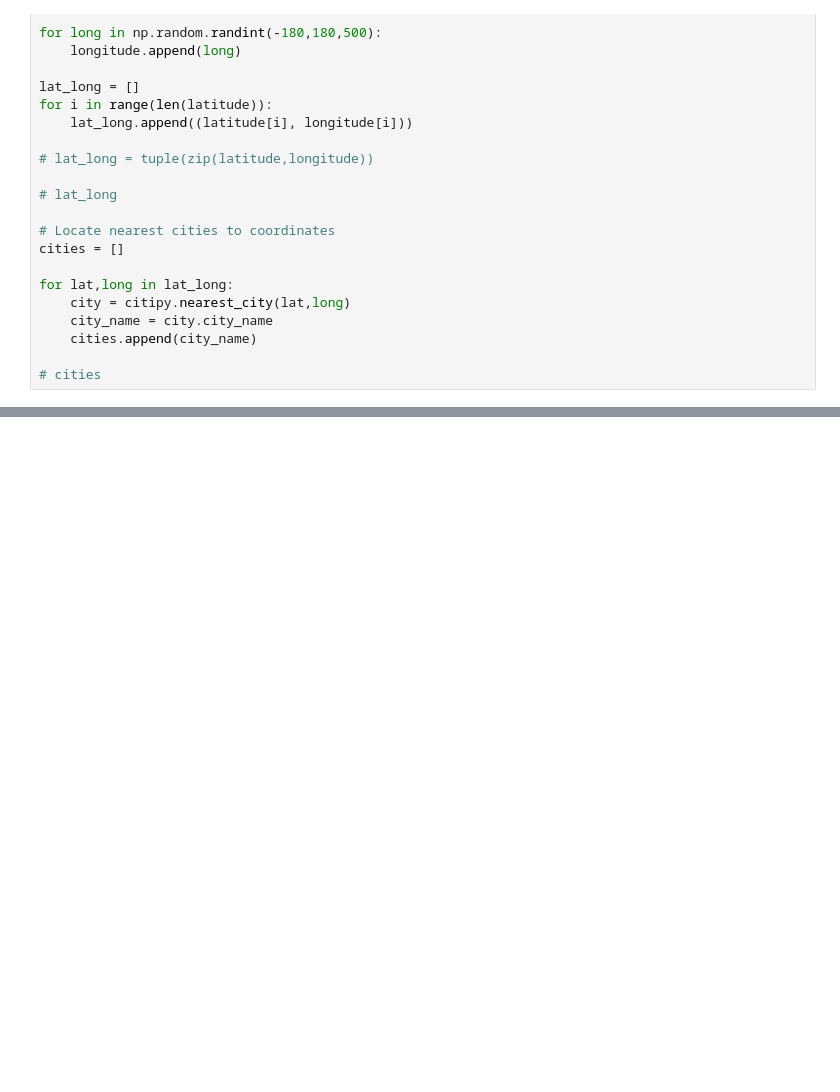
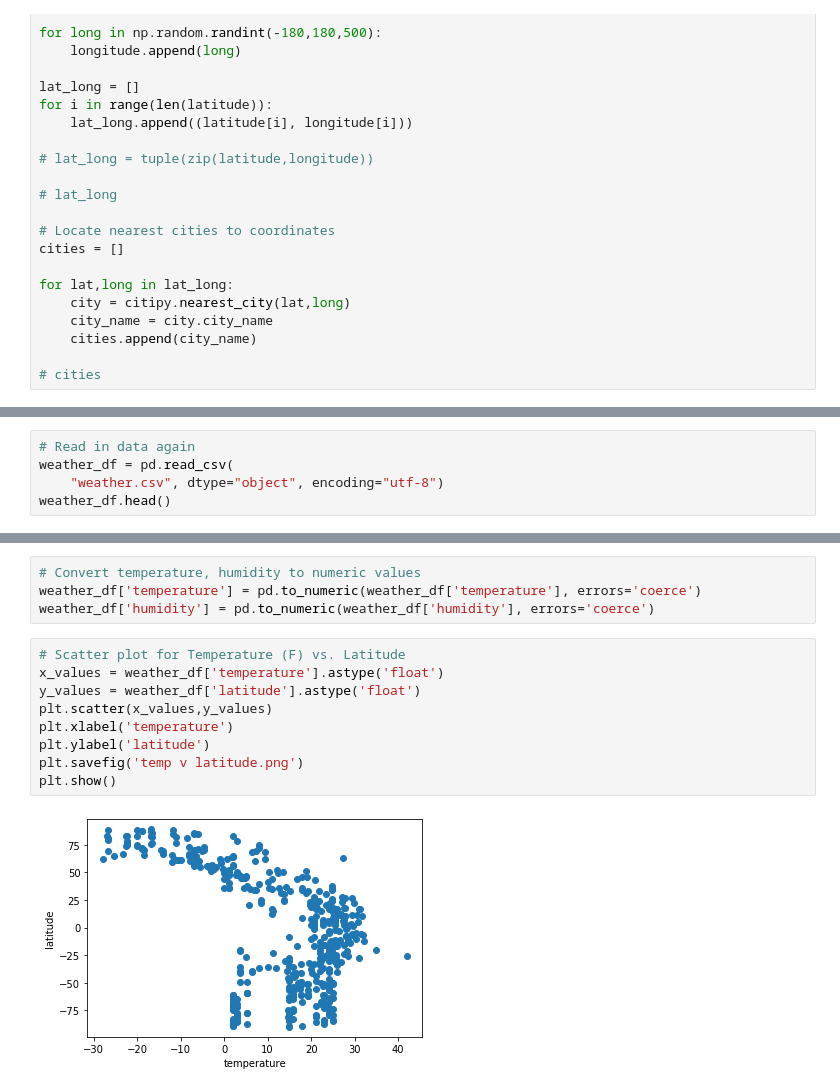
Before and after one commit to abbyabridged/python-api-challenge, a Jupyter notebook: WeatherPy/WeatherPy.ipynb, the cells around one changed output, grey strips where cells are left out. Cells and saved outputs as stored; diff of their text form; blank space fills up the shorter version.

Commit message:
Scatter plots and analysis

```diff
--- a/WeatherPy/WeatherPy.ipynb
+++ b/WeatherPy/WeatherPy.ipynb
@@ -266,0 +260,5 @@ weather_df.to_csv("weather.csv")
+# %%
+# Read in data again
+weather_df = pd.read_csv(
+    "weather.csv", dtype="object", encoding="utf-8")
+weather_df.head()
@@ -266,0 +272,15 @@ weather_df.to_csv("weather.csv")
+# %%
+# Convert temperature, humidity to numeric values
+weather_df['temperature'] = pd.to_numeric(weather_df['temperature'], errors='coerce')
+weather_df['humidity'] = pd.to_numeric(weather_df['humidity'], errors='coerce')
+# %%
+# Scatter plot for Temperature (F) vs. Latitude
+x_values = weather_df['temperature'].astype('float')
+y_values = weather_df['latitude'].astype('float')
+plt.scatter(x_values,y_values)
+plt.xlabel('temperature')
+plt.ylabel('latitude')
+plt.savefig('temp v latitude.png')
+plt.show()
+# %% [output]
+[figure, added]
```
Also changed, not shown: parts of 15 cells of this notebook, 5 other files.
